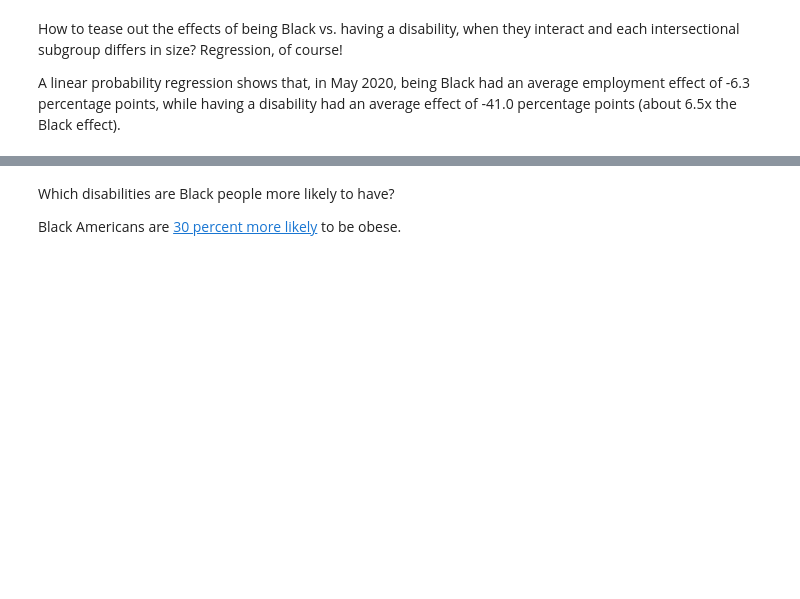
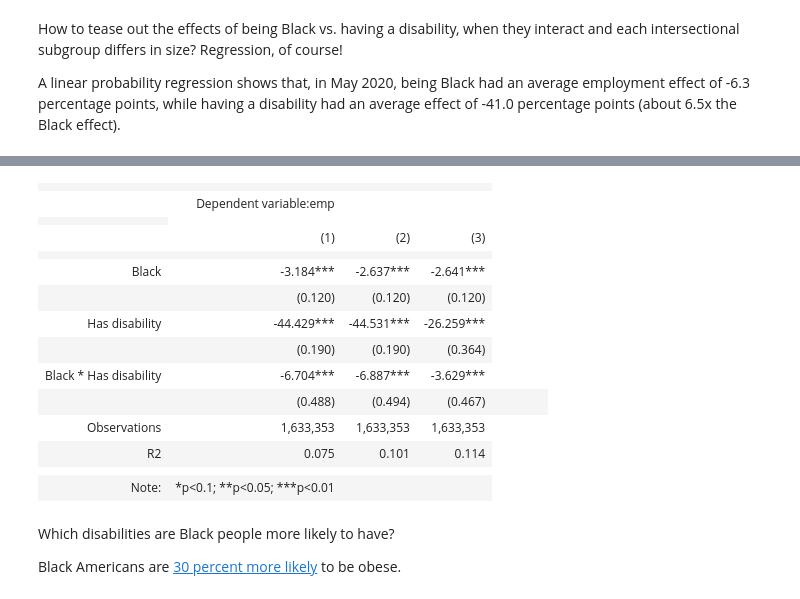
Before and after one commit to MaxGhenis/maxghenis.com, a Jupyter notebook: jupyterbook/blog/20200625/black_disability_employment.ipynb, the cells around one changed output, grey strips where cells are left out. Drawn from its saved outputs; the diff is of its cells as text; code cells hidden in the pictures; blank space fills up the shorter version.

```diff
--- a/jupyterbook/blog/20200625/black_disability_employment.ipynb
+++ b/jupyterbook/blog/20200625/black_disability_employment.ipynb
@@ -369,0 +265,72 @@ covariance of constraints does not have full rank. The number of constraints is
+# %%
+DIFFS_PLUS_NUM = DIFFS + ['num_diffs']
+
+DD_COLS = ['black', 'disability', 'black_disability']
+CONTROLS = ['age', 'age2', 'female']
+
+# Convert to points for easier reading of coefficients.
+cps.emp *= 100
+
+# Switch text columns to bools (and later ints).
+cps['black'] = np.where(cps.black == 'Black', 1, 0)
+cps['disability'] = np.where(cps.disability == 'Has disability', 1, 0)
+# Create interactions.
+cps['black_disability'] = cps.black * cps.disability
+cps['black_covid'] = cps.black * cps.covid
+cps['disability_covid'] = cps.disability * cps.covid
+cps['black_disability_covid'] = cps.black_disability * cps.covid
+# Make all signals ints for regression.
+# cps *= 1
+for i in DIFFS:
+    cps[i + '_black'] = cps[i] * cps.black
+
+
+def emp_model(xcols, data=cps):
+    return sm.WLS(data.emp,
+                  data[xcols + ['const']],
+                  data.w).fit(cov_type='HC1')
+
+
+# Run model without triple-diff first.
+m = emp_model(DD_COLS + month_fes)
+
+m_controls = emp_model(DD_COLS + month_fes + CONTROLS)
+
+m_controls_diffs = emp_model(DD_COLS + month_fes + CONTROLS + DIFFS_PLUS_NUM)
+
+COVARIATE_NAMES = {
+    'black': 'Black',
+    'disability': 'Has disability',
+    'black_disability': 'Black * Has disability',
+    # Name difficulties following IPUMS labels.
+    'diffhear': 'Hearing difficulty',
+    'diffeye': 'Vision difficulty',
+    'diffrem': 'Difficulty remembering',
+    'diffphys': 'Physical difficulty',
+    'diffmob': 'Mobility limitation',
+    'diffcare': 'Personal care difficulty',
+    'diffhear_black': 'Hearing difficulty * Black',
+    'diffeye_black': 'Vision difficulty * Black',
+    'diffrem_black': 'Difficulty remembering * Black',
+    'diffphys_black': 'Physical difficulty * Black',
+    'diffmob_black': 'Mobility limitation * Black',
+    'diffcare_black': 'Personal care difficulty * Black',
+    'num_diffs': 'Number of difficulties reported'
+}
+
+def starg(models, covariate_order=None):
+    """ Creates formatted Stargazer object.
+    """
+    star = sg.Stargazer(models)
+    if covariate_order is not None:
+        star.covariate_order(covariate_order)
+    star.rename_covariates(COVARIATE_NAMES)
+    star.show_adj_r2 = False
+    star.show_residual_std_err = False
+    star.show_f_statistic = False
+    return star
+
+
+starg([m, m_controls, m_controls_diffs],
+      ['black', 'disability', 'black_disability'])  #, 'num_diffs'])
+# %% [output]
@@ -370,3 +338,18 @@ covariance of constraints does not have full rank. The number of constraints is
+|  |  |  |  |
+|  | Dependent variable:emp |  |  |
+|  |
+|  | (1) | (2) | (3) |
+|  |  |  |  |
+| Black | -3.184*** | -2.637*** | -2.641*** |
+|  | (0.120) | (0.120) | (0.120) |
+| Has disability | -44.429*** | -44.531*** | -26.259*** |
+|  | (0.190) | (0.190) | (0.364) |
+| Black * Has disability | -6.704*** | -6.887*** | -3.629*** |
+|  | (0.488) | (0.494) | (0.467) |  |  |  |  |
+| Observations | 1,633,353 | 1,633,353 | 1,633,353 |
+| R2 | 0.075 | 0.101 | 0.114 |
+|  |  |  |  |
+| Note: | *p<0.1; **p<0.05; ***p<0.01 |  |  |
 # %% [markdown]
 Which disabilities are Black people more likely to have?
 
```
Also changed, not shown: parts of 16 cells of this notebook.
